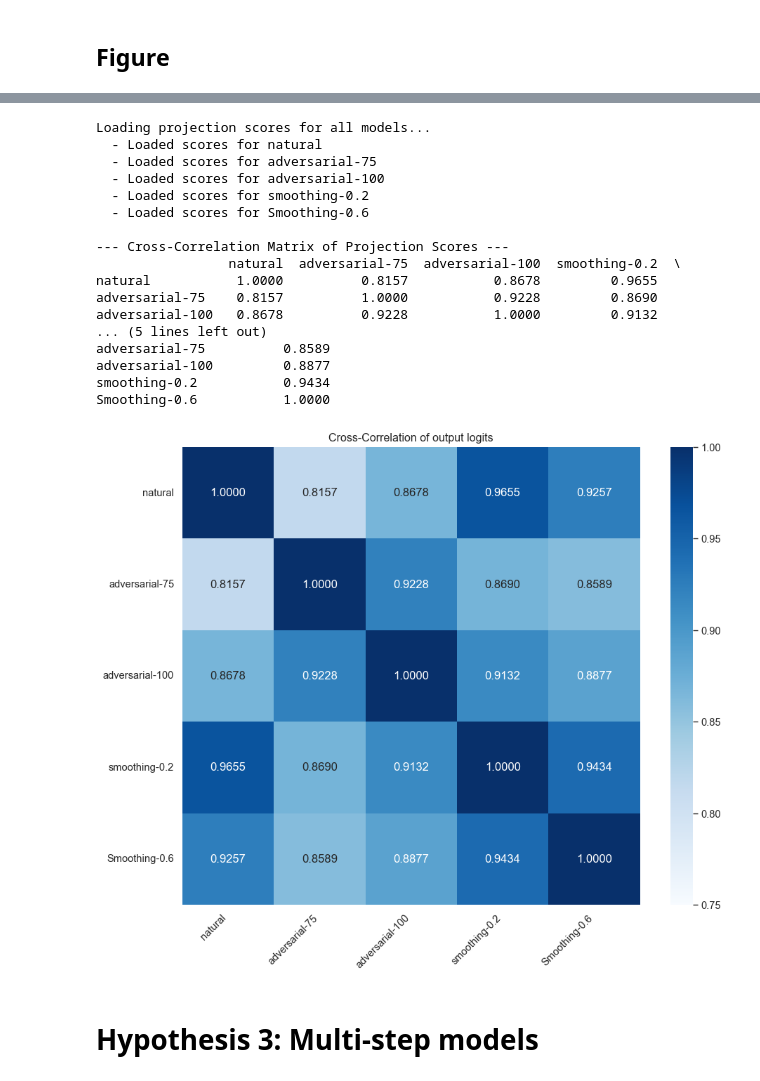
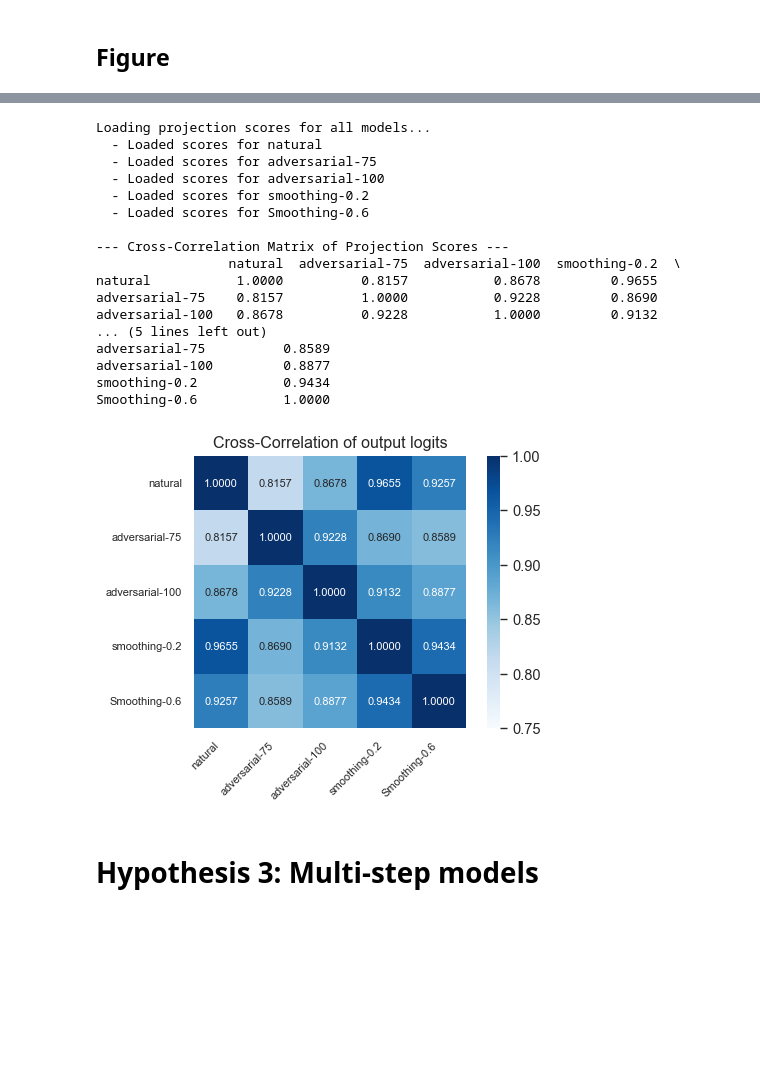
Before and after one commit to danielPulidoCortazar/deeptrust, a Jupyter notebook: notebooks/nb-research-figures.ipynb, the cells around one changed output, grey strips where cells are left out. Saved outputs shown, nothing was run; the diff lists cells and outputs as text; code cells hidden in the pictures; blank space fills up the shorter version.

Commit message:
Update research figure notebook

```diff
--- a/notebooks/nb-research-figures.ipynb
+++ b/notebooks/nb-research-figures.ipynb
@@ -827,7 +988,7 @@ all_scores = {}
 print("Loading projection scores for all models...")
 for prefix in MODEL_PREFIXES:
     try:
-        projections_file = f'{prefix}_embeddings_y_val_pred.npy'
+        projections_file = f'embeddings/{prefix}_embeddings_y_val_pred.npy'
         # Use the nice titles for dictionary keys
         model_name = PLOT_TITLES.get(prefix, prefix)
         all_scores[model_name] = np.load(projections_file).flatten()
@@ -853,7 +1014,7 @@ print(correlation_matrix.round(4))
 
 
 # --- Step 5: Visualize the matrix as a heatmap ---
-plt.figure(figsize=(10, 8))
+plt.figure(figsize=(5, 4))
 heatmap = sns.heatmap(
     correlation_matrix,
     vmin=0.75, vmax=1,      # Set the color bar range from -1 to 1
@@ -862,36 +1023,40 @@ heatmap = sns.heatmap(
     fmt='.4f',          # Format annotations to two decimal places
     square=True,
     annot_kws={
-        "size": 12,
+        "fontsize": 8,
     }
 )
 plt.title('Cross-Correlation of output logits')
 # Ensure labels fit on the plot
-plt.xticks(rotation=45, ha='right')
+plt.xticks(rotation=45, ha='right', fontsize=8)
+plt.yticks(fontsize=8)
+plt.tight_layout()
 plt.yticks(rotation=0)
 plt.tight_layout() # Adjust layout to prevent labels overlapping
 
+plt.savefig("logit-correlation.pdf")
+
 # Save the figure
 plt.show()
 # %% [output]
 Loading projection scores for all models...
   - Loaded scores for natural
   - Loaded scores for adversarial-75
   - Loaded scores for adversarial-100
   - Loaded scores for smoothing-0.2
   - Loaded scores for Smoothing-0.6
 
 --- Cross-Correlation Matrix of Projection Scores ---
                  natural  adversarial-75  adversarial-100  smoothing-0.2  \
 natural           1.0000          0.8157           0.8678         0.9655
 adversarial-75    0.8157          1.0000           0.9228         0.8690
 adversarial-100   0.8678          0.9228           1.0000         0.9132
 ... (5 lines left out)
 adversarial-75          0.8589
 adversarial-100         0.8877
 smoothing-0.2           0.9434
 Smoothing-0.6           1.0000
-[figure, old version]
+[figure, new version]
 # %% [markdown]
 # Hypothesis 3: Multi-step models
 # %%
```
Also changed, not shown: parts of 9 cells of this notebook.
